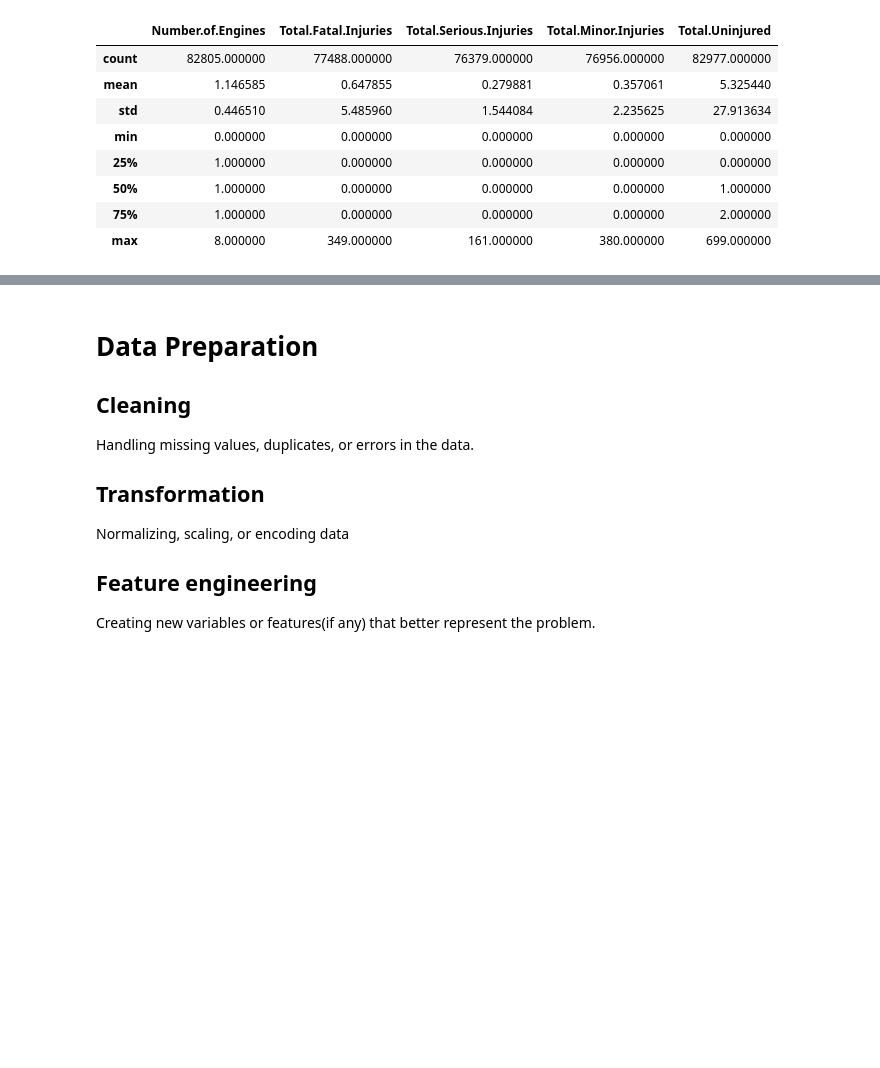
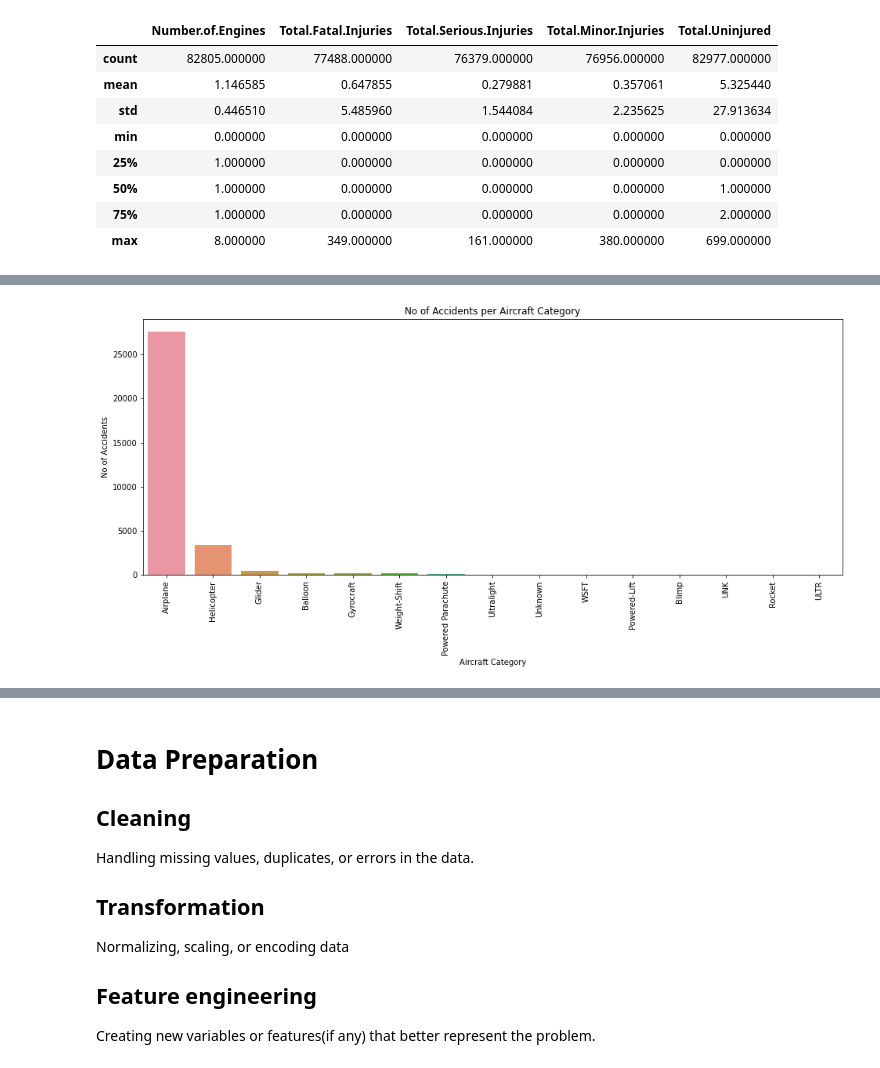
Before and after one commit to Sego-Mich/mich_phase_one_project, a Jupyter notebook: index.ipynb, the cells around one changed output, grey strips where cells are left out. Drawn from its saved outputs; the diff is of its cells as text; code cells hidden in the pictures; blank space fills up the shorter version.

```diff
--- a/index.ipynb
+++ b/index.ipynb
@@ -104,0 +148,12 @@ ntsb_df.describe(include='O')
+# %%
+#plotting aircraft category with no of accidents
+aircraft_category_df = ntsb_df['aircraft_category'].value_counts().reset_index().iloc[:30]
+plt.figure(figsize=(16,6))
+sns.barplot(x=aircraft_category_df['index'],y=aircraft_category_df['aircraft_category'])
+plt.xlabel('Aircraft Category')
+plt.xticks(rotation=90)
+plt.ylabel('No of Accidents')
+plt.title("No of Accidents per Aircraft Category")
+plt.show()
+# %% [output]
+[figure, added]
```
Also changed, not shown: parts of 40 cells of this notebook, 2 other files.
